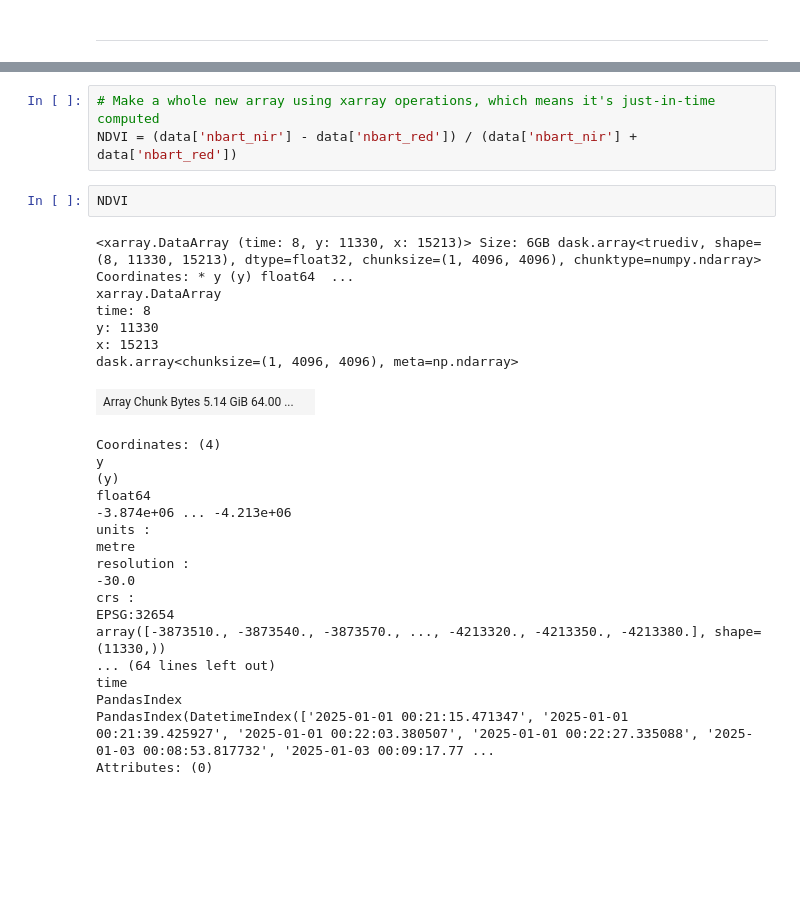
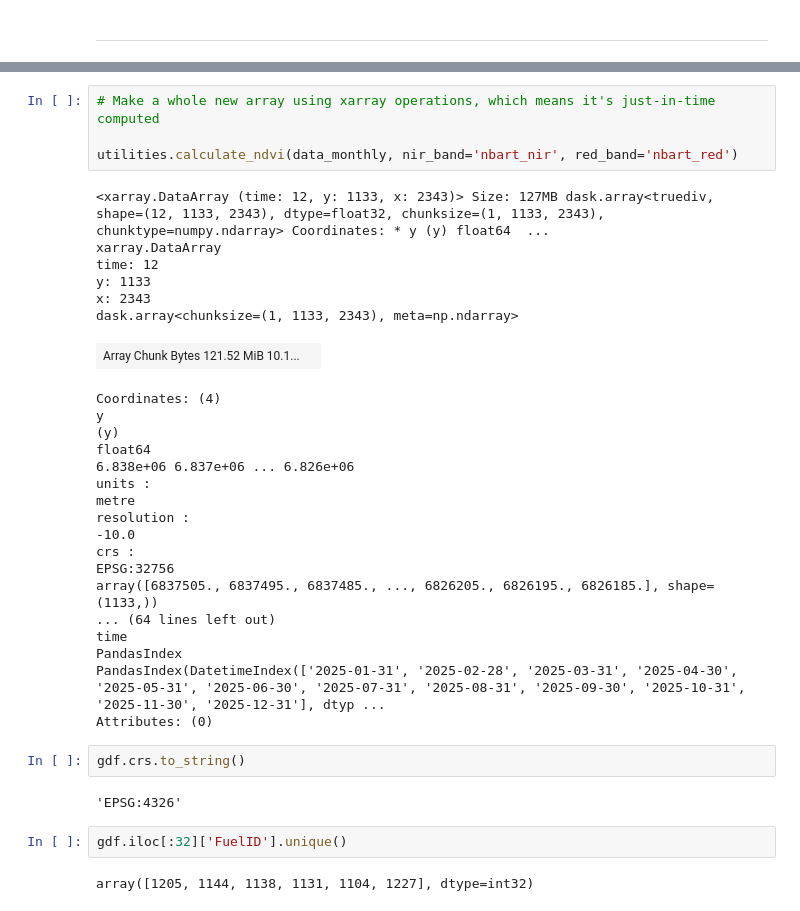
Before and after one commit to bensamross/satellite-data-toolbox, a Jupyter notebook: junk.ipynb, the cells around one changed output, grey strips where cells are left out. Saved outputs shown, nothing was run; the diff lists cells and outputs as text; blank space fills up the shorter version.

```diff
--- a/junk.ipynb
+++ b/junk.ipynb
@@ -120,30 +158,37 @@ Attributes: (0)
 # %%
 # Make a whole new array using xarray operations, which means it's just-in-time computed
-NDVI = (data['nbart_nir'] - data['nbart_red']) / (data['nbart_nir'] + data['nbart_red'])
+
+utilities.calculate_ndvi(data_monthly, nir_band='nbart_nir', red_band='nbart_red')
+# %% [output]
+<xarray.DataArray (time: 12, y: 1133, x: 2343)> Size: 127MB dask.array<truediv, shape=(12, 1133, 2343), dtype=float32, chunksize=(1, 1133, 2343), chunktype=numpy.ndarray> Coordinates: * y (y) float64  ...
+xarray.DataArray
+time: 12
+y: 1133
+x: 2343
+dask.array<chunksize=(1, 1133, 2343), meta=np.ndarray>
+| Array Chunk Bytes 121.52 MiB 10.1... |  |
+Coordinates: (4)
+y
+(y)
+float64
+6.838e+06 6.837e+06 ... 6.826e+06
+units :
+metre
+resolution :
+-10.0
+crs :
+EPSG:32756
+array([6837505., 6837495., 6837485., ..., 6826205., 6826195., 6826185.], shape=(1133,))
+... (64 lines left out)
+time
+PandasIndex
+PandasIndex(DatetimeIndex(['2025-01-31', '2025-02-28', '2025-03-31', '2025-04-30', '2025-05-31', '2025-06-30', '2025-07-31', '2025-08-31', '2025-09-30', '2025-10-31', '2025-11-30', '2025-12-31'], dtyp ...
+Attributes: (0)
-# %%
-NDVI
-# %% [output]
-<xarray.DataArray (time: 8, y: 11330, x: 15213)> Size: 6GB dask.array<truediv, shape=(8, 11330, 15213), dtype=float32, chunksize=(1, 4096, 4096), chunktype=numpy.ndarray> Coordinates: * y (y) float64  ...
-xarray.DataArray
-time: 8
-y: 11330
-x: 15213
-dask.array<chunksize=(1, 4096, 4096), meta=np.ndarray>
-| Array Chunk Bytes 5.14 GiB 64.00 ... |  |
-Coordinates: (4)
-y
-(y)
-float64
--3.874e+06 ... -4.213e+06
-units :
-metre
-resolution :
--30.0
-crs :
-EPSG:32654
-array([-3873510., -3873540., -3873570., ..., -4213320., -4213350., -4213380.], shape=(11330,))
-... (64 lines left out)
-time
-PandasIndex
-PandasIndex(DatetimeIndex(['2025-01-01 00:21:15.471347', '2025-01-01 00:21:39.425927', '2025-01-01 00:22:03.380507', '2025-01-01 00:22:27.335088', '2025-01-03 00:08:53.817732', '2025-01-03 00:09:17.77 ...
-Attributes: (0)
+# %%
+gdf.crs.to_string()
+# %% [output]
+'EPSG:4326'
+# %%
+gdf.iloc[:32]['FuelID'].unique()
+# %% [output]
+array([1205, 1144, 1138, 1131, 1104, 1227], dtype=int32)
```
Also changed, not shown: parts of 43 cells of this notebook, 19 other files.
